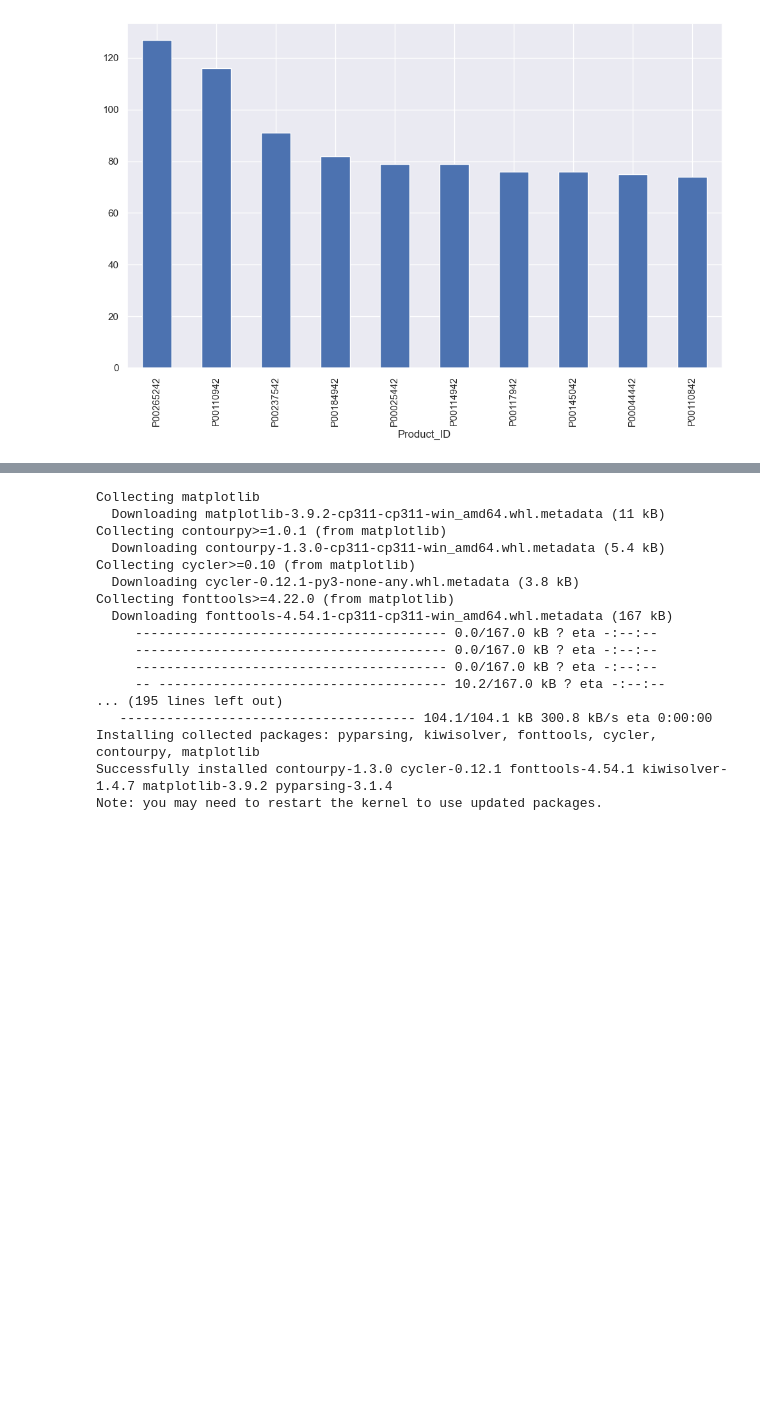
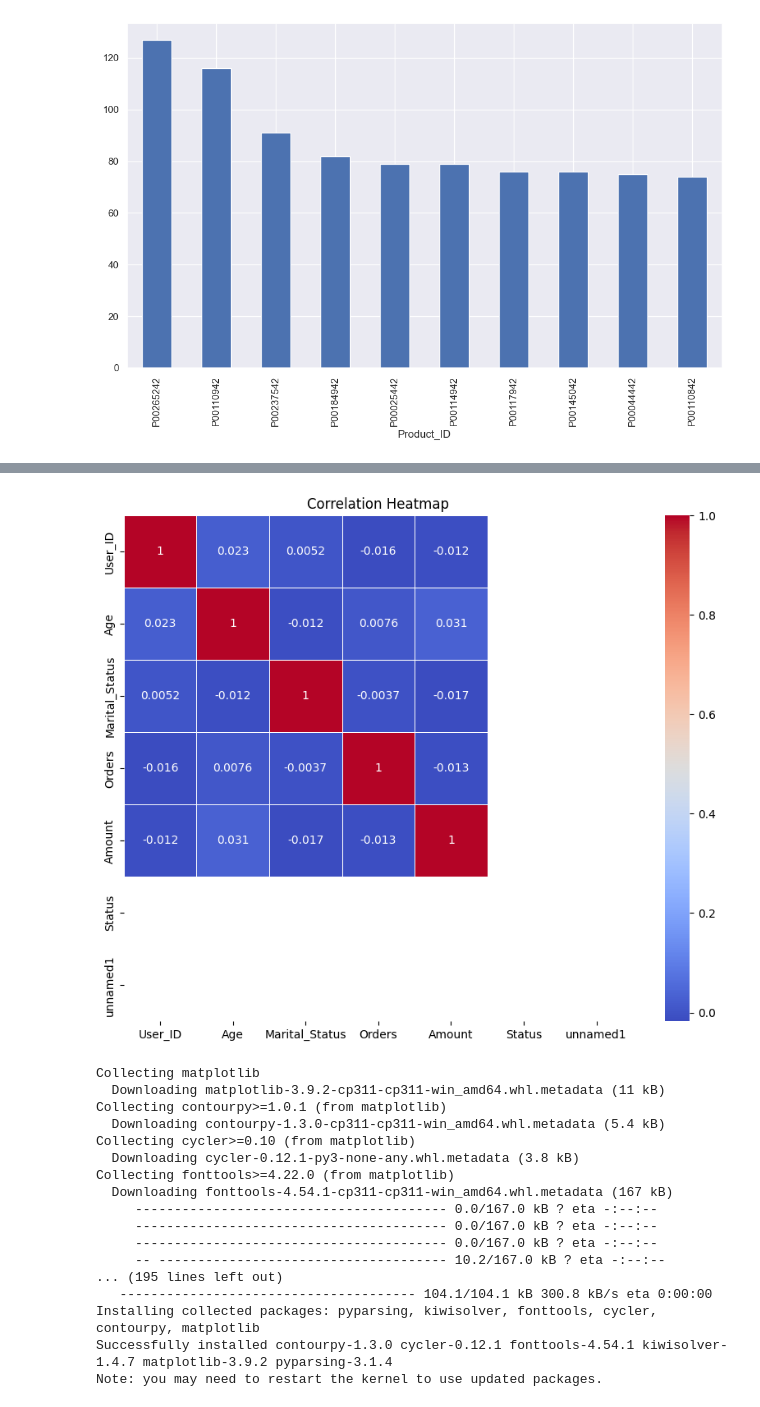
Before and after one commit to nainwal09/batchone, a Jupyter notebook: python/EDA/test.ipynb, the cells around one changed output, grey strips where cells are left out. Cells and saved outputs as stored; diff of their text form; code cells hidden in the pictures; blank space fills up the shorter version.

Commit message:
correlation

```diff
--- a/python/EDA/test.ipynb
+++ b/python/EDA/test.ipynb
@@ -315,3 +347,27 @@ df.groupby('Product_ID')['Orders'].sum().nlargest(10).sort_values(ascending=Fals
+# %%
+import pandas as pd
+import seaborn as sns
+import matplotlib.pyplot as plt
+
+# Load the dataset with correct encoding
+file_path = 'Diwali Sales Data.csv'  # Replace with your file path
+data = pd.read_csv(file_path, encoding='ISO-8859-1')
+
+# Select only numerical columns
+numerical_data = data.select_dtypes(include=['float64', 'int64'])
+
+# Compute the correlation matrix
+correlation_matrix = numerical_data.corr()
+
+# Plotting the heatmap
+plt.figure(figsize=(10, 8))  # Set the figure size
+sns.heatmap(correlation_matrix, annot=True, cmap='coolwarm', linewidths=0.5)
+
+# Display the plot
+plt.title('Correlation Heatmap')
+plt.show()
+# %% [output]
+[figure, added]
 # %%
 pip install matplotlib
 # %% [output]
```
Also changed, not shown: parts of 2 cells of this notebook.
